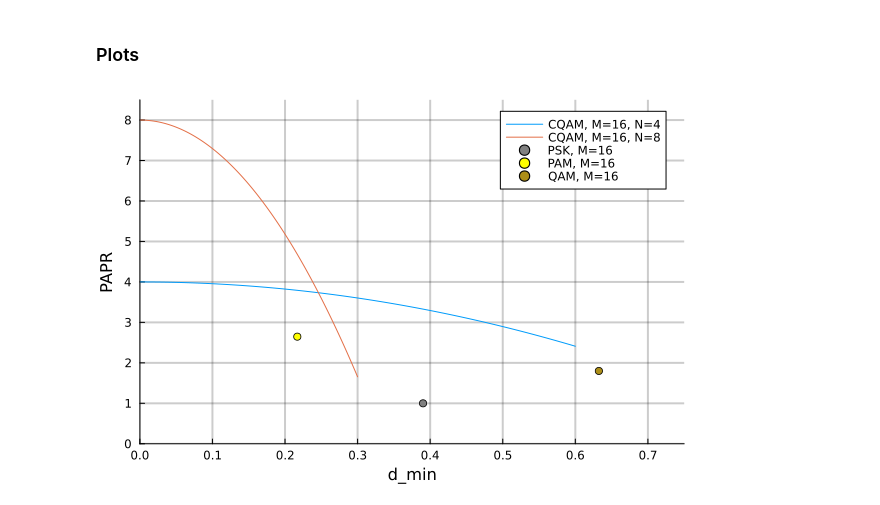
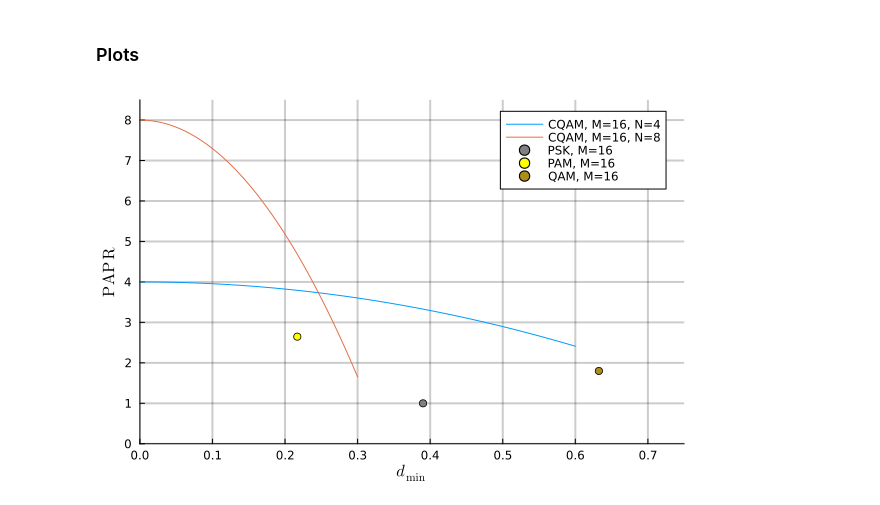
Before and after one commit to DimitriosDiakoloukas/Constellations-for-SWIPT, a Jupyter notebook: ergasia_notebook.ipynb, the cells around one changed output. Saved outputs shown, nothing was run; the diff lists cells and outputs as text; code cells hidden in the pictures.

Commit message:
fix wrong variables and add latex strings in plots

```diff
--- a/ergasia_notebook.ipynb
+++ b/ergasia_notebook.ipynb
@@ -122,30 +122,31 @@ current PAPR: 3.999558578643763
 ### Plots
 # %%
 using Plots
+using LaTeXStrings
 gr()
 
 minimum_distance_N4 = [dmin for dmin ∈ 0.001:0.001:0.6]
 minimum_distance_N8 = [dmin for dmin ∈ 0.001:0.001:0.30]
 
 M = 16
 N4 = 4
 N8 = 8
 
 papr_N4 = [cqam_symbol_packets(dmin, M, N4)[end]^2 for dmin ∈ minimum_distance_N4]
 papr_N8 = [cqam_symbol_packets(dmin, M, N8)[end]^2 for dmin ∈ minimum_distance_N8]
 
 plot(minimum_distance_N4, papr_N4, label="CQAM, M=16, N=4", gridalpha=0.2, gridlinewidth=2)
 plot!(minimum_distance_N8, papr_N8, label="CQAM, M=16, N=8")
 # print(d_min_psk_16)
 yticks!(0:1:ceil(maximum(papr_N8)))
 xticks!(0:0.1:ceil(maximum(minimum_distance_N4)))
 xlims!(0, 0.75)
 ylims!(0, 8.5)
 # ylims!(, ceil(maximum(papr_N4))/2)
 scatter!([d_min_psk_16], [papr_psk_16], label="PSK, M=16", color=:gray)
 scatter!([d_min_pam_16], [papr_pam_16], label="PAM, M=16", color=:yellow)
 scatter!([d_min_qam_16], [papr_qam_16], label="QAM, M=16")
-xlabel!("d_min")
-ylabel!("PAPR")
+xlabel!(L"d_{\mathrm{min}}")
+ylabel!(L"\mathrm{PAPR}")
 # %% [output]
-[figure, old version]
+[figure, new version]
```
Also changed, not shown: parts of 3 cells of this notebook.
